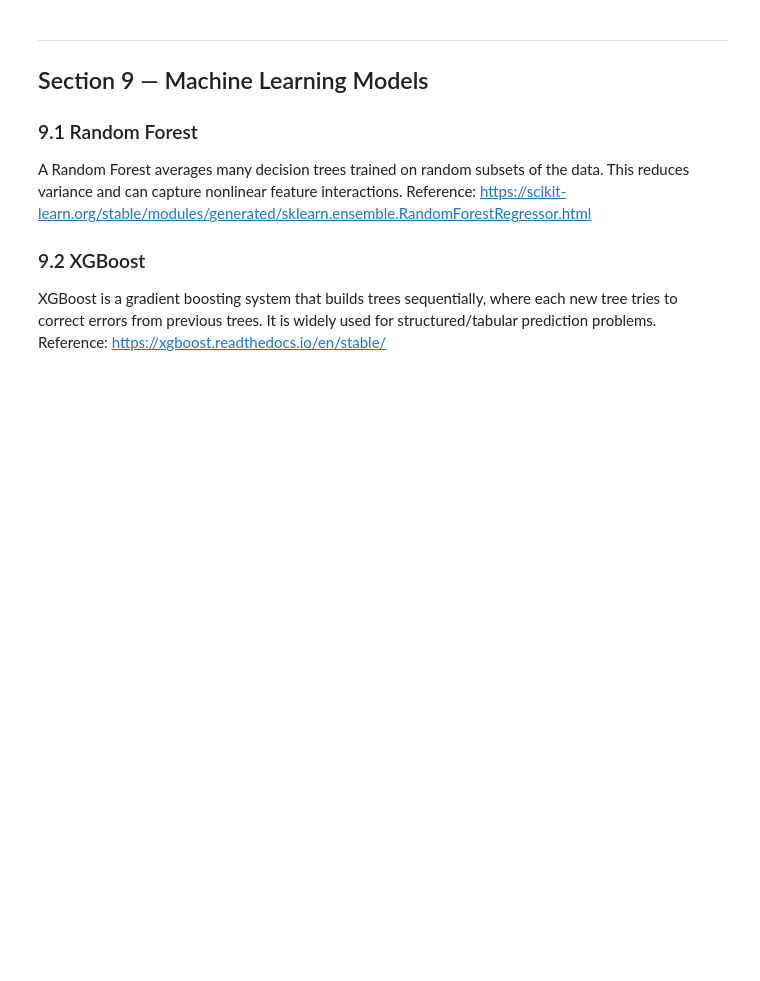
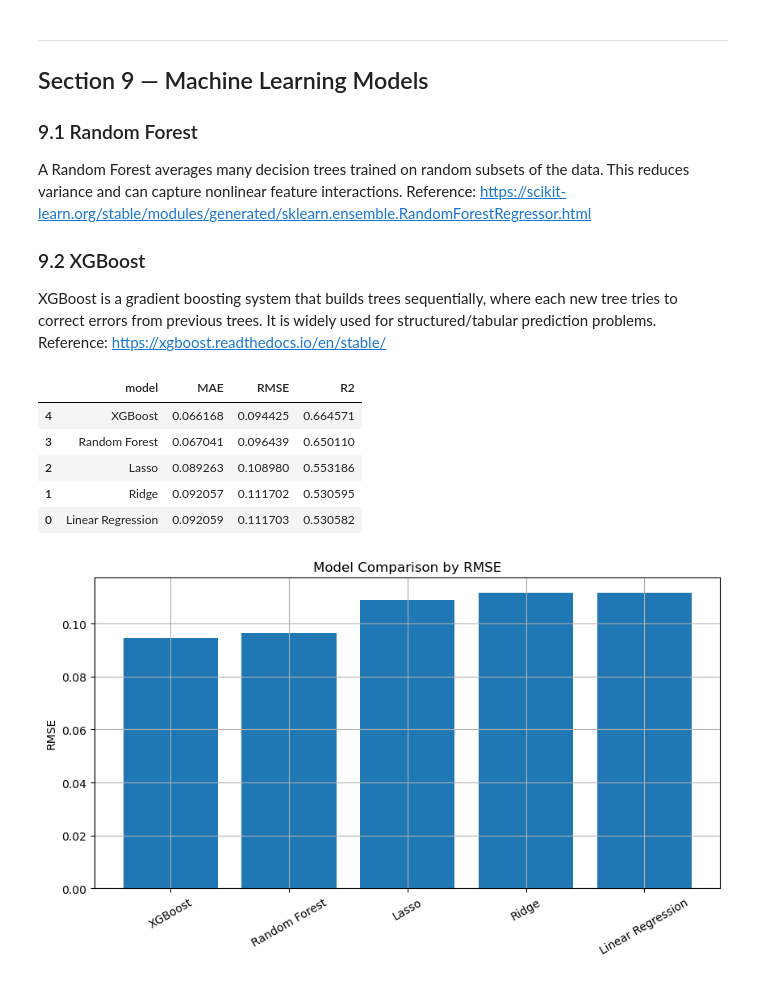
Before and after one commit to Blaz3r40o/Seasonal-Snowfall-Predictor, a Jupyter notebook: drafts/section9.ipynb, the cells around one changed output. Cells and saved outputs as stored; diff of their text form; code cells hidden in the pictures; blank space fills up the shorter version.

Commit message:
Final notebook product

```diff
--- a/drafts/section9.ipynb
+++ b/drafts/section9.ipynb
@@ -589,3 +594,54 @@ A Random Forest averages many decision trees trained on random subsets of the da
 ### 9.2 XGBoost
 
 XGBoost is a gradient boosting system that builds trees sequentially, where each new tree tries to correct errors from previous trees. It is widely used for structured/tabular prediction problems. Reference: https://xgboost.readthedocs.io/en/stable/
+# %%
+# ── RANDOM FOREST AND XGBOOST ────────────────────────────────────────────────
+rf = RandomForestRegressor(
+    n_estimators=40,
+    max_depth=18,
+    min_samples_leaf=2,
+    n_jobs=-1,
+    random_state=RANDOM_STATE
+)
+results.append(evaluate_model("Random Forest", rf, X_train, y_train, X_test, y_test))
+
+if XGBOOST_AVAILABLE:
+    xgb = XGBRegressor(
+        n_estimators=80,
+        max_depth=5,
+        learning_rate=0.06,
+        subsample=0.85,
+        colsample_bytree=0.85,
+        objective="reg:squarederror",
+        random_state=RANDOM_STATE,
+        n_jobs=-1,
+    )
+    results.append(evaluate_model("XGBoost", xgb, X_train, y_train, X_test, y_test))
+else:
+    # Fallback keeps the notebook functional even in environments without xgboost.
+    hgb = HistGradientBoostingRegressor(
+        max_iter=260,
+        learning_rate=0.06,
+        max_leaf_nodes=31,
+        random_state=RANDOM_STATE
+    )
+    results.append(evaluate_model("HistGradientBoosting fallback", hgb, X_train, y_train, X_test, y_test))
+
+metrics = pd.DataFrame([{k: v for k, v in r.items() if k not in ["predictions", "estimator"]} for r in results])
+metrics = metrics.sort_values("RMSE")
+display(metrics)
+
+fig, ax = plt.subplots()
+ax.bar(metrics["model"], metrics["RMSE"])
+ax.set_title("Model Comparison by RMSE")
+ax.set_ylabel("RMSE")
+ax.tick_params(axis="x", rotation=30)
+plt.show()
+# %% [output]
+|  | model | MAE | RMSE | R2 |
+| 4 | XGBoost | 0.066168 | 0.094425 | 0.664571 |
+| 3 | Random Forest | 0.067041 | 0.096439 | 0.650110 |
+| 2 | Lasso | 0.089263 | 0.108980 | 0.553186 |
+| 1 | Ridge | 0.092057 | 0.111702 | 0.530595 |
+| 0 | Linear Regression | 0.092059 | 0.111703 | 0.530582 |
+[figure, added]
```
Also changed, not shown: parts of 4 cells of this notebook, 30 other files.
